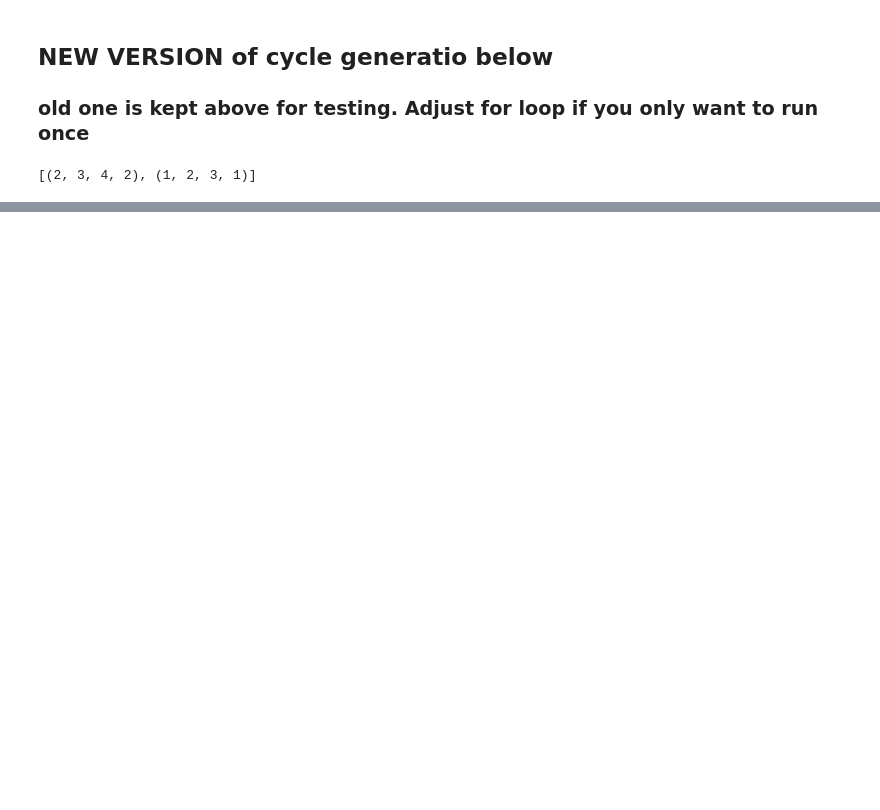
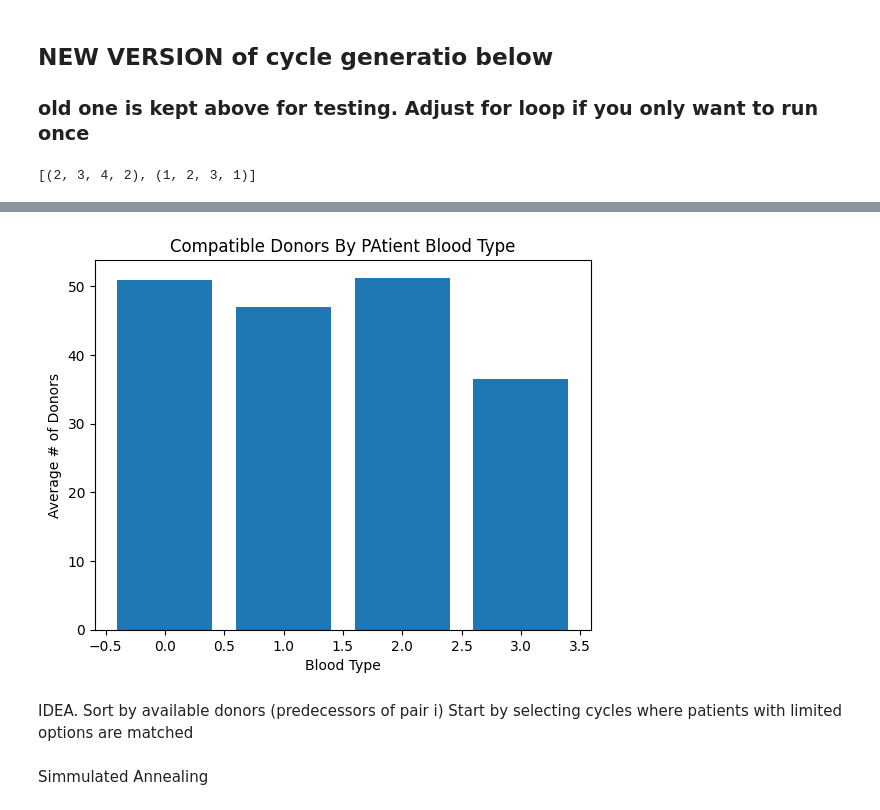
Before and after one commit to nickvandaelen/KidneyExchangeOptimization, a Jupyter notebook: Import data; Create Cycles neat.ipynb, the cells around one changed output, grey strips where cells are left out. Cells and saved outputs as stored; diff of their text form; code cells hidden in the pictures; blank space fills up the shorter version.

```diff
--- a/Import data; Create Cycles neat.ipynb
+++ b/Import data; Create Cycles neat.ipynb
@@ -678,0 +914,22 @@ print(transplants_made)
+# %%
+import matplotlib.pyplot as plt
+
+
+# Extract keys and values
+labels = list(avg.keys())
+values = list(avg.values())
+
+# Create the bar graph
+plt.bar(labels, values)
+
+# Add labels and title
+plt.xlabel('Blood Type')
+plt.ylabel('Average # of Donors')
+plt.title('Compatible Donors By PAtient Blood Type')
+
+# Show the plot
+plt.show()
+# %% [output]
+[figure, added]
+# %% [markdown]
+IDEA. Sort by available donors (predecessors of pair i)    Start by selecting cycles where patients with limited options are matched
@@ -678,0 +955,2 @@ print(transplants_made)
+# %% [markdown]
+Simmulated Annealing
```
Also changed, not shown: parts of 30 cells of this notebook.
